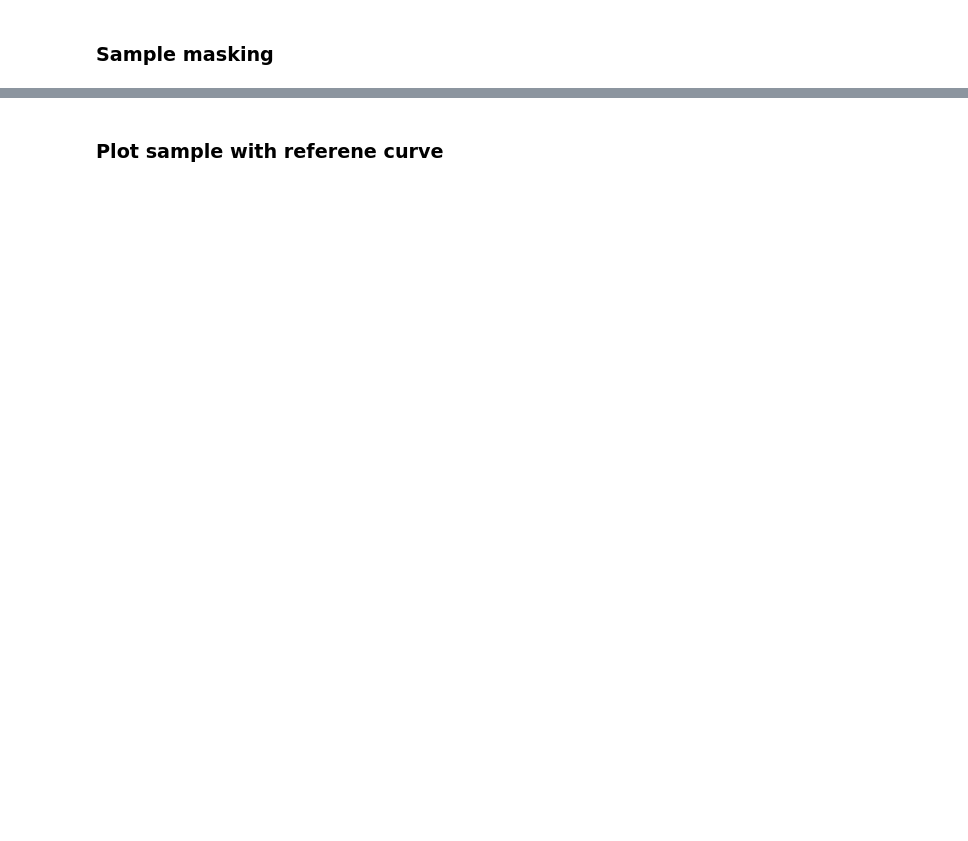
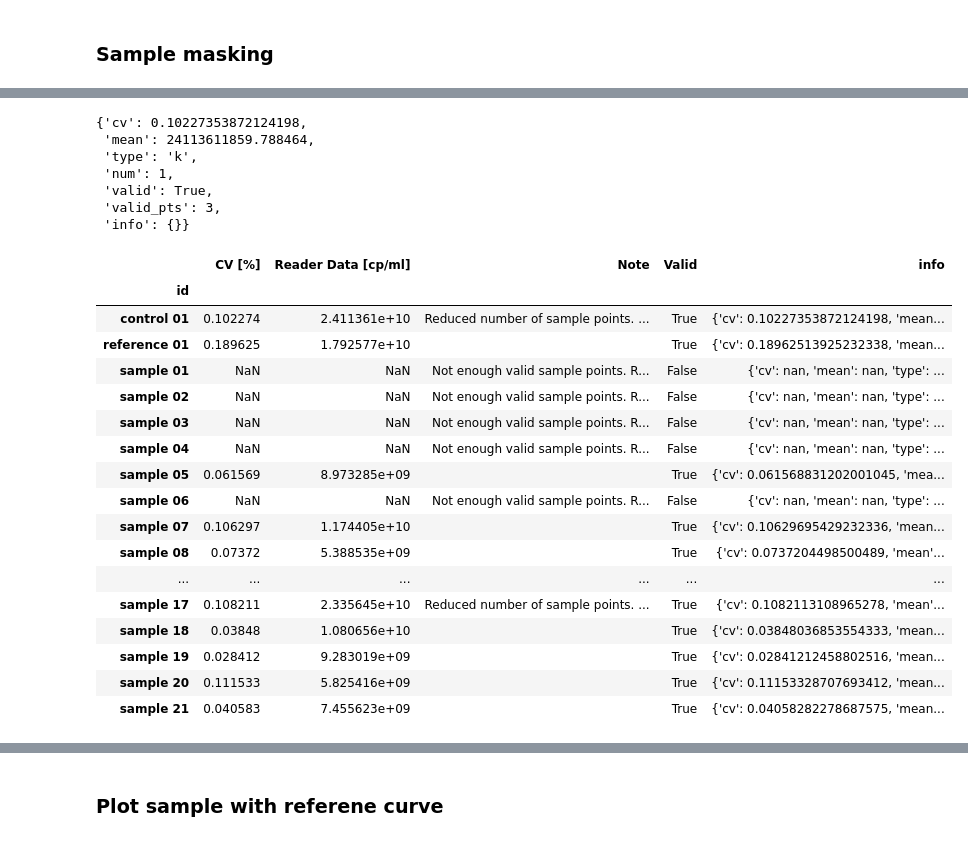
Before and after one commit to igicerovsky/elisa-report, a Jupyter notebook: report_steps.ipynb, the cells around one changed output, grey strips where cells are left out. Saved outputs shown, nothing was run; the diff lists cells and outputs as text; code cells hidden in the pictures; blank space fills up the shorter version.

```diff
--- a/report_steps.ipynb
+++ b/report_steps.ipynb
@@ -659,20 +1013,49 @@ display(sample_results)
 # %%
-sample_results = pd.DataFrame(columns=['id', 'CV [%]', 'Reader Data [cp/ml]', 'Note', 'Valid'])
+sample_results = pd.DataFrame(columns=['id', 'CV [%]', 'Reader Data [cp/ml]', 'Note', 'Valid', 'info'])
 knum = 1
 s = sample_check(samplesk, 'k', knum)
-smpl = s['sample']
-sample_results.loc[len(sample_results)] = ['control {:02d}'.format(knum), s['cv'], s['mean'], s['note'], s['valid']]
+si = sample_info(samplesk, 'k', knum)
+display(si)
+sample_results.loc[len(sample_results)] = ['control {:02d}'.format(knum), s['cv'], s['mean'], s['note'], s['valid'], si]
 
 rnum = 1
 s = sample_check(samplesk, 'r', rnum)
-sample_results.loc[len(sample_results)] = ['reference {:02d}'.format(knum), s['cv'], s['mean'], s['note'], s['valid']]
+si = sample_info(samplesk, 'r', knum)
+sample_results.loc[len(sample_results)] = ['reference {:02d}'.format(knum), s['cv'], s['mean'], s['note'], s['valid'], si]
 
 for i in sample_nums:
     stype = 's'
     s = sample_check(samplesk, 's', i)
-    sample_results.loc[len(sample_results)] = ['sample {:02d}'.format(i), s['cv'], s['mean'], s['note'], s['valid']]
+    si = sample_info(samplesk, 's', i)
+    sample_results.loc[len(sample_results)] = ['sample {:02d}'.format(i), s['cv'], s['mean'], s['note'], s['valid'], si]
 
 sample_results.set_index(sample_results['id'], inplace=True)
 sample_results = sample_results.drop('id', axis=1)
 sl = sample_results
 display(sl)
+# %% [output]
+{'cv': 0.10227353872124198,
+ 'mean': 24113611859.788464,
+ 'type': 'k',
+ 'num': 1,
+ 'valid': True,
+ 'valid_pts': 3,
+ 'info': {}}
+|  | CV [%] | Reader Data [cp/ml] | Note | Valid | info |
+| id |  |  |  |  |  |
+| control 01 | 0.102274 | 2.411361e+10 | Reduced number of sample points. ... | True | {'cv': 0.10227353872124198, 'mean... |
+| reference 01 | 0.189625 | 1.792577e+10 |  | True | {'cv': 0.18962513925232338, 'mean... |
+| sample 01 | NaN | NaN | Not enough valid sample points. R... | False | {'cv': nan, 'mean': nan, 'type': ... |
+| sample 02 | NaN | NaN | Not enough valid sample points. R... | False | {'cv': nan, 'mean': nan, 'type': ... |
+| sample 03 | NaN | NaN | Not enough valid sample points. R... | False | {'cv': nan, 'mean': nan, 'type': ... |
+| sample 04 | NaN | NaN | Not enough valid sample points. R... | False | {'cv': nan, 'mean': nan, 'type': ... |
+| sample 05 | 0.061569 | 8.973285e+09 |  | True | {'cv': 0.061568831202001045, 'mea... |
+| sample 06 | NaN | NaN | Not enough valid sample points. R... | False | {'cv': nan, 'mean': nan, 'type': ... |
+| sample 07 | 0.106297 | 1.174405e+10 |  | True | {'cv': 0.10629695429232336, 'mean... |
+| sample 08 | 0.07372 | 5.388535e+09 |  | True | {'cv': 0.0737204498500489, 'mean'... |
+| ... | ... | ... | ... | ... | ... |
+| sample 17 | 0.108211 | 2.335645e+10 | Reduced number of sample points. ... | True | {'cv': 0.1082113108965278, 'mean'... |
+| sample 18 | 0.03848 | 1.080656e+10 |  | True | {'cv': 0.03848036853554333, 'mean... |
+| sample 19 | 0.028412 | 9.283019e+09 |  | True | {'cv': 0.02841212458802516, 'mean... |
+| sample 20 | 0.111533 | 5.825416e+09 |  | True | {'cv': 0.11153328707693412, 'mean... |
+| sample 21 | 0.040583 | 7.455623e+09 |  | True | {'cv': 0.04058282278687575, 'mean... |
```
Also changed, not shown: parts of 35 cells of this notebook.
